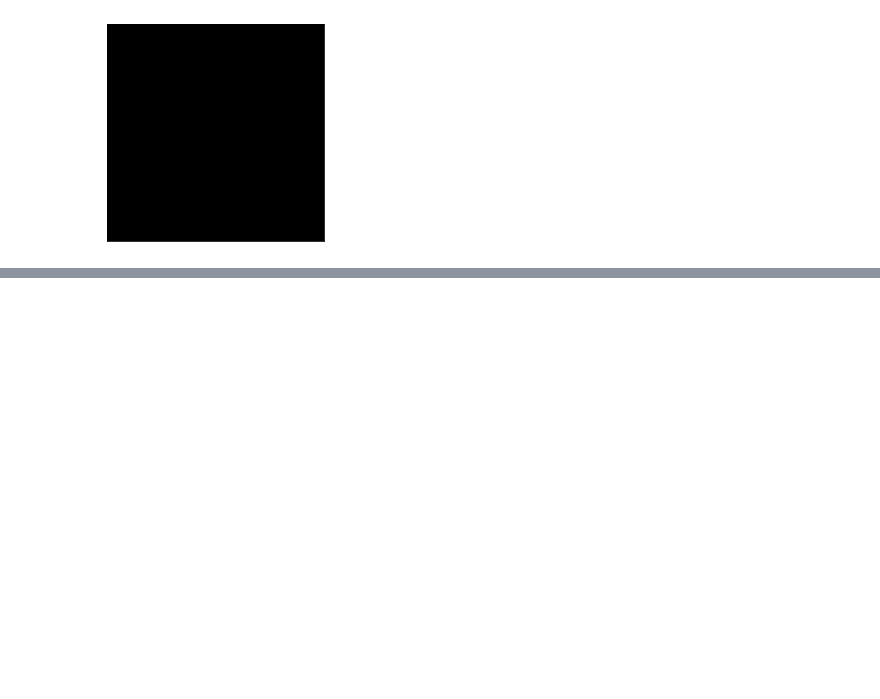
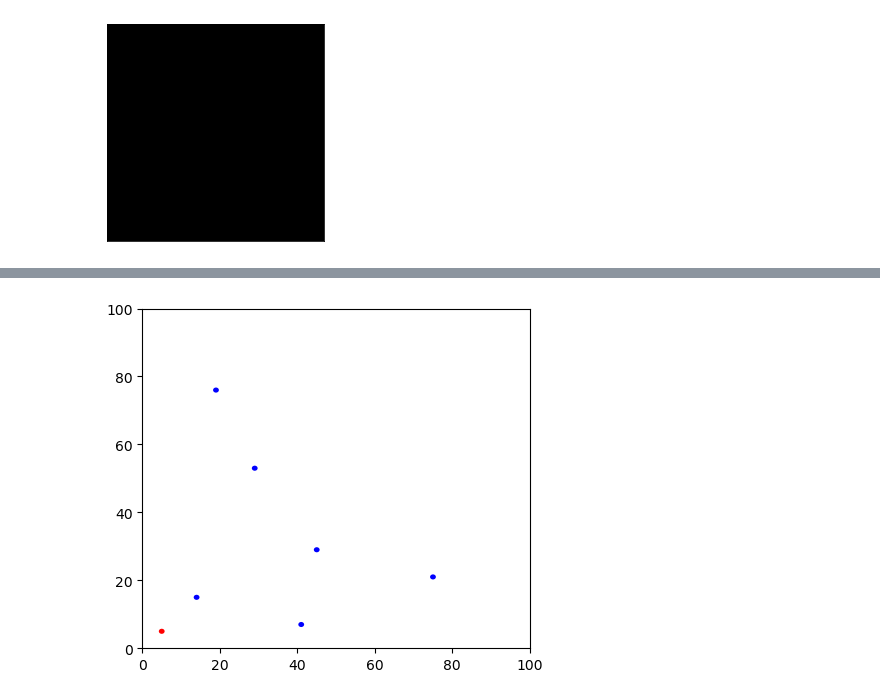
Before and after one commit to benholtzman/datamovies_y21, a Jupyter notebook: notebooks/n06_Animation1.ipynb, the cells around one changed output, grey strips where cells are left out. Cells and saved outputs as stored; diff of their text form; code cells hidden in the pictures; blank space fills up the shorter version.

```diff
--- a/notebooks/n06_Animation1.ipynb
+++ b/notebooks/n06_Animation1.ipynb
@@ -768,0 +894,98 @@ ax11.imshow(img)
+# %%
+import numpy as np
+from matplotlib import pyplot as plt
+from matplotlib import animation
+
+import random
+
+fig = plt.figure()
+fig.set_dpi(100)
+fig.set_size_inches(5, 4.5)
+
+ax = plt.axes(xlim=(0, 100), ylim=(0, 100))
+enemy = plt.Circle((10, -10), 0.75, fc='r')
+agent = plt.Circle((10, -10), 0.75, fc='b')
+patches_ac = []
+ax.add_patch(agent)
+
+for x in range(0, 5):
+    agent_clone = plt.Circle((10, -10), 0.75, fc='b')
+    agent_clone.center = (random.randint(1, 100), random.randint(1, 100))
+    patches_ac.append(agent_clone)
+    ax.add_patch(agent_clone)
+
+ax.add_patch(enemy)
+
+
+def init():
+    enemy.center = (5, 5)
+
+    agent.center = (random.randint(1, 100), random.randint(1, 100))
+    for ac in patches_ac:
+        ac.center = (random.randint(1, 100), random.randint(1, 100))
+    return []
+
+
+def animationManage(i):
+    animateCos(i, enemy)
+    followTarget(i, agent, enemy)
+    for ac in patches_ac:
+        followTarget(i, ac, enemy)
+
+    return []
+
+def followTarget(i, patch, enemy_patch):
+    x, y = patch.center
+    v_x, v_y = velocity_calc(patch, enemy_patch)
+
+    # x position
+    x += v_x
+
+    # y position
+    y += v_y
+
+    patch.center = (x, y)
+    return patches_ac
+
+
+def top_speed_regulate(curr_speed):
+    top_speed = 0.5
+
+    if curr_speed > top_speed:
+        return top_speed
+    elif curr_speed < -top_speed:
+        return -top_speed
+    else:
+        return curr_speed
+
+
+def velocity_calc(agent_patch, enemy_patch):
+
+    x, y = agent_patch.center
+    x_e, y_e = enemy_patch.center
+
+    velo_vect = np.array([0.0, 0.0], dtype='f')
+
+    velo_vect[0] = top_speed_regulate( (x_e - x)* 0.05 )
+    velo_vect[1] = top_speed_regulate( (y_e - y)* 0.05 )
+
+    return velo_vect[0], velo_vect[1]
+
+
+def animateCos(i, patch):
+    x, y = patch.center
+    x += 0.1
+
+    y = 50 + 30 * np.cos(np.radians(i))
+    patch.center = (x, y)
+    return patch,
+
+
+anim = animation.FuncAnimation(fig, animationManage,
+                               init_func=init,
+                               frames=1000,
+                               interval=1,
+                               blit=True,
+                               repeat=True)
+# %% [output]
+[figure, added]
```
Also changed, not shown: parts of 13 cells of this notebook, 1 other file.
